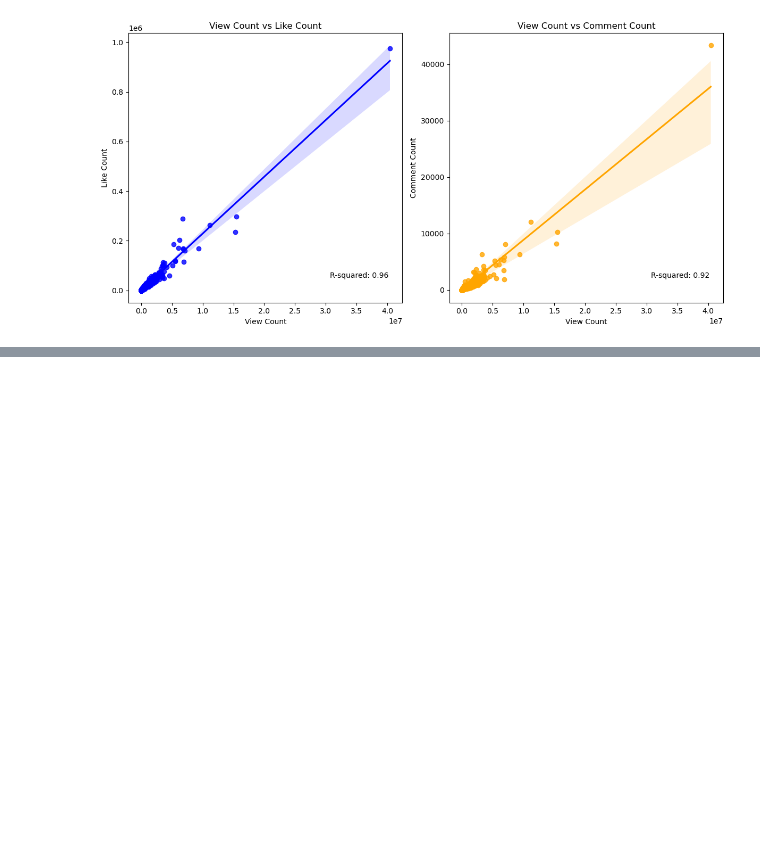
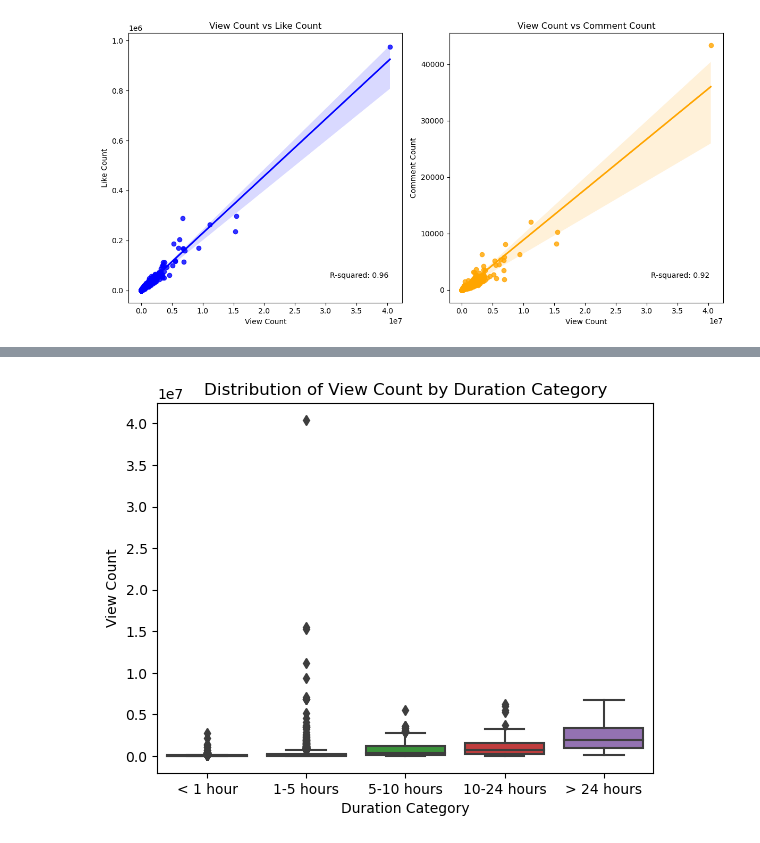
Before and after one commit to rafpang/aws-youtube-pipeline, a Jupyter notebook: analytics.ipynb, the cells around one changed output, grey strips where cells are left out. Cells and saved outputs as stored; diff of their text form; code cells hidden in the pictures; blank space fills up the shorter version.

Commit message:
added a few more nice plots

```diff
--- a/analytics.ipynb
+++ b/analytics.ipynb
@@ -174,3 +175,11 @@ plt.tight_layout()
 plt.show()
 # %% [output]
 [figure]
+# %%
+pattern = r'(\d+) days (\d+):(\d+):(\d+)'
+fcc_df[['days', 'hours', 'minutes', 'seconds']] = fcc_df['durationSecs'].str.extract(pattern).astype(int)
+
+# Calculate total hours
+fcc_df['totalHours'] = fcc_df['days'] * 24 + fcc_df['hours'] + fcc_df['minutes'] / 60 + fcc_df['seconds'] / 3600
+
+fcc_df.head()
@@ -176,0 +194,19 @@ plt.show()
+# %%
+bin_edges = [0, 1, 5, 10, 24, fcc_df['totalHours'].max()]
+bin_labels = ['< 1 hour', '1-5 hours', '5-10 hours', '10-24 hours', '> 24 hours']
+
+# Partition the totalHours column into categories
+fcc_df['category'] = pd.cut(fcc_df['totalHours'], bins=bin_edges, labels=bin_labels)
+
+# Create the box plot
+sns.boxplot(x='category', y='viewCount', data=fcc_df)
+
+# Set labels and title
+plt.xlabel('Duration Category')
+plt.ylabel('View Count')
+plt.title('Distribution of View Count by Duration Category')
+
+# Display the plot
+plt.show()
+# %% [output]
+[figure, added]
```
Also changed, not shown: parts of 6 cells of this notebook.
